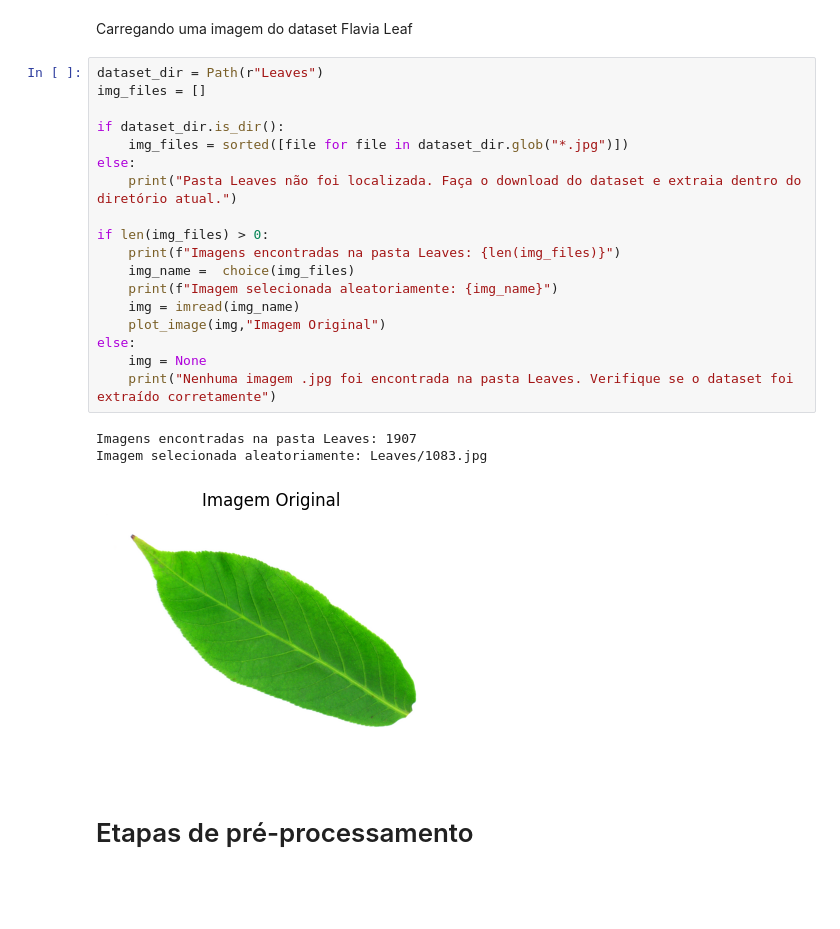
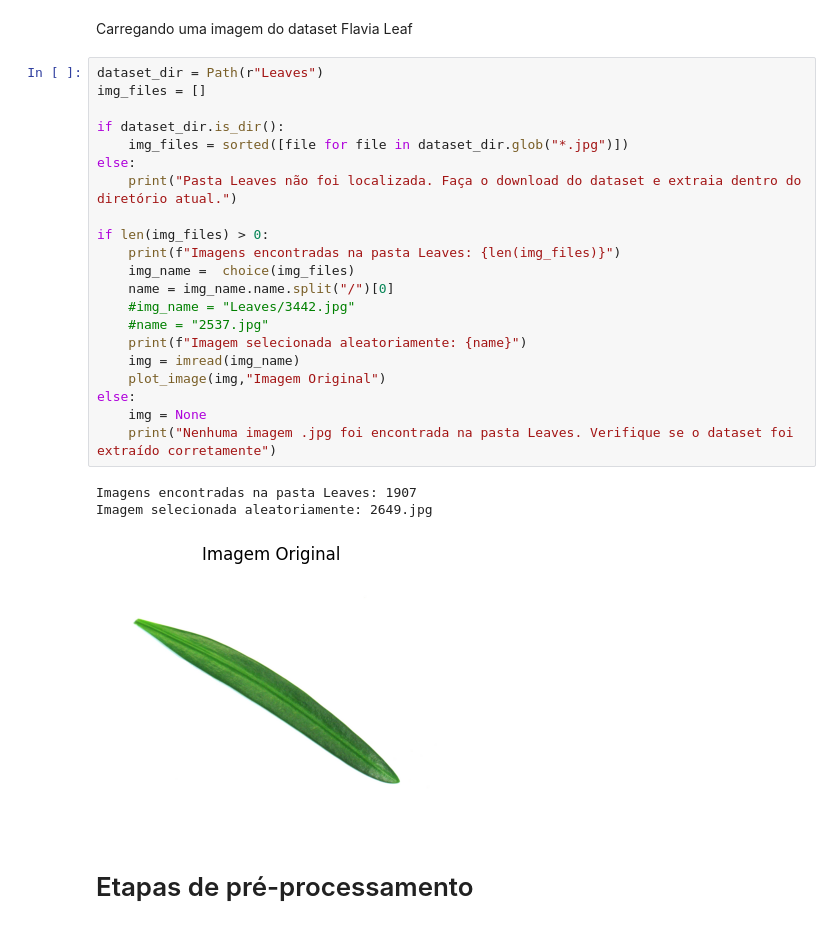
Before and after one commit to RaphaelOtavianoAmaral/Flavia-Leaf-Classification, a Jupyter notebook: leaf_preprocess_extraction.ipynb, the cells around one changed output. Saved outputs shown, nothing was run; the diff lists cells and outputs as text; blank space fills up the shorter version.

```diff
--- a/leaf_preprocess_extraction.ipynb
+++ b/leaf_preprocess_extraction.ipynb
@@ -28,25 +28,28 @@ Carregando uma imagem do dataset Flavia Leaf
 # %%
 dataset_dir = Path(r"Leaves")
 img_files = []
 
 if dataset_dir.is_dir():
     img_files = sorted([file for file in dataset_dir.glob("*.jpg")])
 else:
     print("Pasta Leaves não foi localizada. Faça o download do dataset e extraia dentro do diretório atual.")
 
 if len(img_files) > 0:
     print(f"Imagens encontradas na pasta Leaves: {len(img_files)}")
     img_name =  choice(img_files)
-    print(f"Imagem selecionada aleatoriamente: {img_name}")
+    name = img_name.name.split("/")[0]
+    #img_name = "Leaves/3442.jpg"
+    #name = "2537.jpg"
+    print(f"Imagem selecionada aleatoriamente: {name}")
     img = imread(img_name)
     plot_image(img,"Imagem Original")
 else:
     img = None
     print("Nenhuma imagem .jpg foi encontrada na pasta Leaves. Verifique se o dataset foi extraído corretamente")
 # %% [output]
 Imagens encontradas na pasta Leaves: 1907
-Imagem selecionada aleatoriamente: Leaves/1083.jpg
+Imagem selecionada aleatoriamente: 2649.jpg
-[figure, old version]
+[figure, new version]
 # %% [markdown]
 # Etapas de pré-processamento
 # %% [markdown]
```
Also changed, not shown: parts of 6 cells of this notebook, 10 other files.
